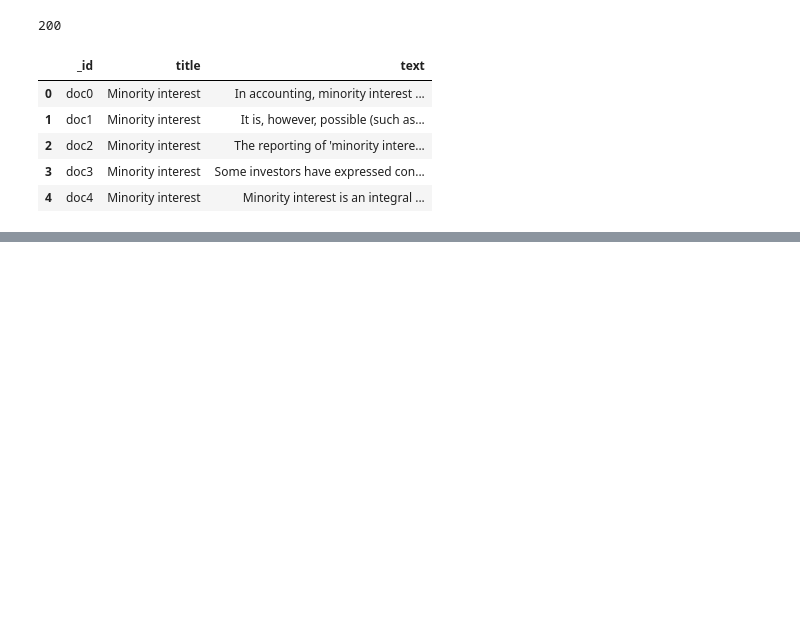
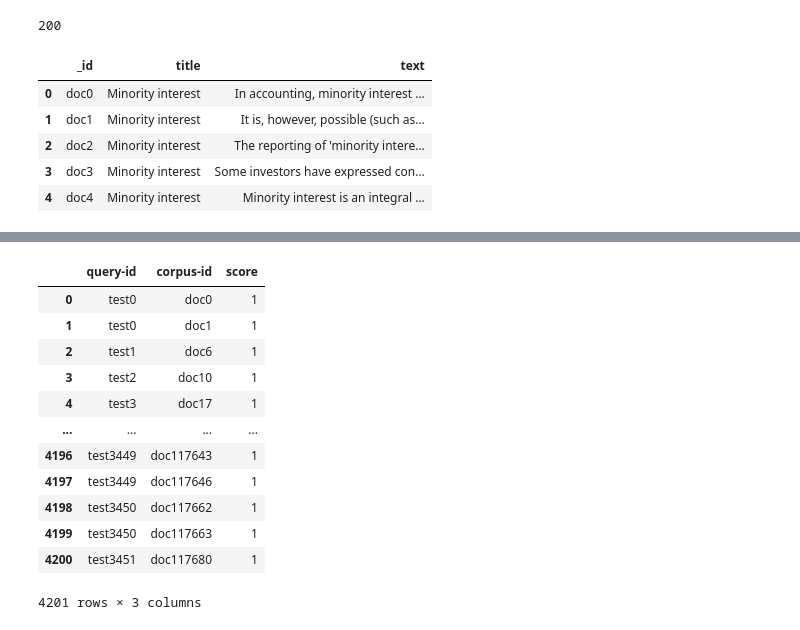
Before and after one commit to nickiliak/Deep-Learning-Transformers, a Jupyter notebook: fran/nq_preprocess.ipynb, the cells around one changed output, grey strips where cells are left out. Drawn from its saved outputs; the diff is of its cells as text; code cells hidden in the pictures; blank space fills up the shorter version.

```diff
--- a/fran/nq_preprocess.ipynb
+++ b/fran/nq_preprocess.ipynb
@@ -56,0 +82,16 @@ df_nq_filtered.to_json('../data_filtered/corpus_filtered.jsonl', lines=True, ori
+# %%
+df_nqtest
+# %% [output]
+|  | query-id | corpus-id | score |
+| 0 | test0 | doc0 | 1 |
+| 1 | test0 | doc1 | 1 |
+| 2 | test1 | doc6 | 1 |
+| 3 | test2 | doc10 | 1 |
+| 4 | test3 | doc17 | 1 |
+| ... | ... | ... | ... |
+| 4196 | test3449 | doc117643 | 1 |
+| 4197 | test3449 | doc117646 | 1 |
+| 4198 | test3450 | doc117662 | 1 |
+| 4199 | test3450 | doc117663 | 1 |
+| 4200 | test3451 | doc117680 | 1 |
+4201 rows × 3 columns
```
Also changed, not shown: parts of 19 cells of this notebook, 1 other file.
